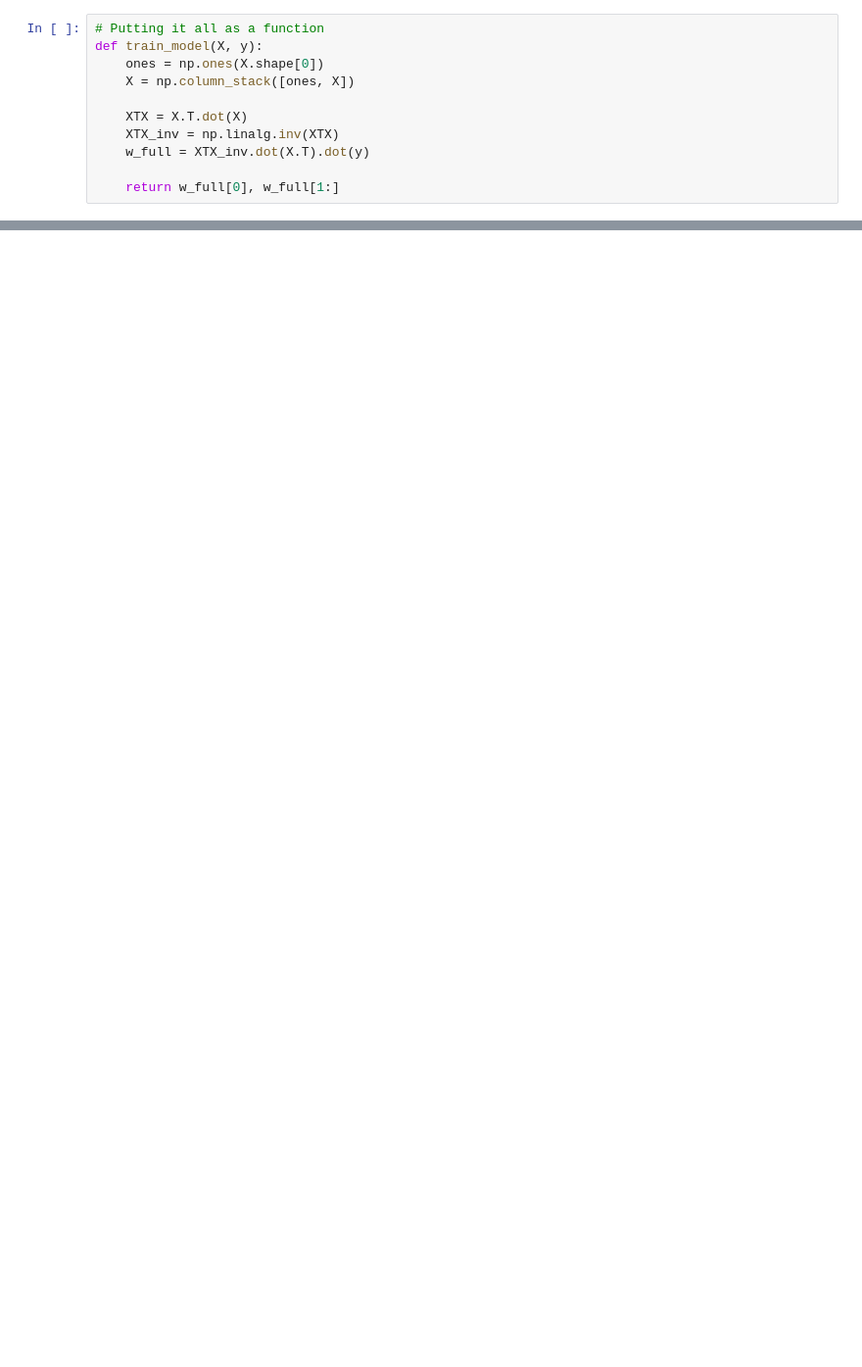
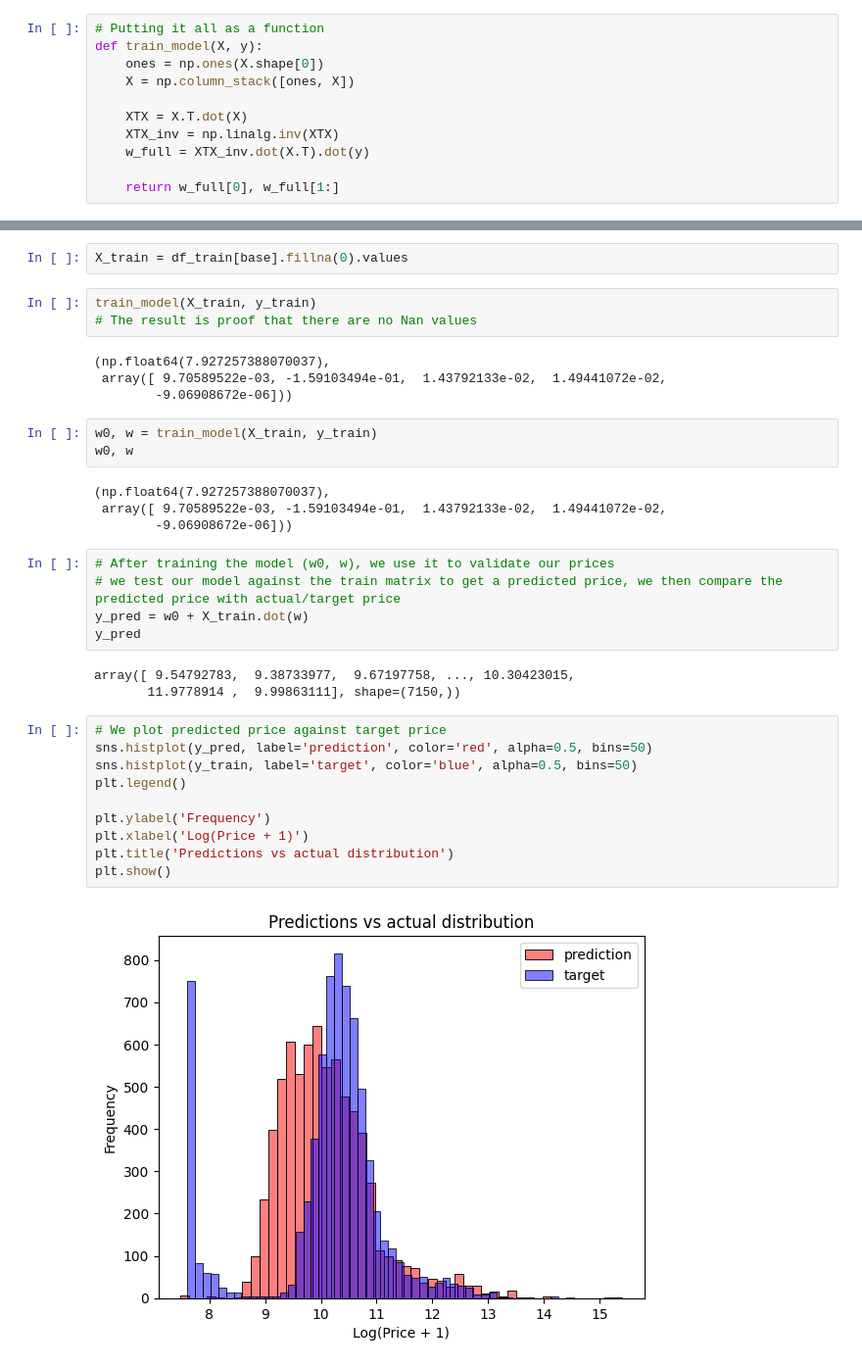
Before and after one commit to Abasi-ifreke/ml-zoomcamp, a Jupyter notebook: 02-regression/01-data-prep.ipynb, the cells around one changed output, grey strips where cells are left out. Shown: that part at 98% size. Cells and saved outputs as stored; diff of their text form; blank space fills up the shorter version.

```diff
--- a/02-regression/01-data-prep.ipynb
+++ b/02-regression/01-data-prep.ipynb
@@ -585,0 +668,36 @@ train_model(X, y)
+# %%
+X_train = df_train[base].fillna(0).values
+# %%
+train_model(X_train, y_train)
+# The result is proof that there are no Nan values
+# %% [output]
+(np.float64(7.927257388070037),
+ array([ 9.70589522e-03, -1.59103494e-01,  1.43792133e-02,  1.49441072e-02,
+        -9.06908672e-06]))
+# %%
+w0, w = train_model(X_train, y_train)
+w0, w
+# %% [output]
+(np.float64(7.927257388070037),
+ array([ 9.70589522e-03, -1.59103494e-01,  1.43792133e-02,  1.49441072e-02,
+        -9.06908672e-06]))
+# %%
+# After training the model (w0, w), we use it to validate our prices
+# we test our model against the train matrix to get a predicted price, we then compare the predicted price with actual/target price
+y_pred = w0 + X_train.dot(w)
+y_pred
+# %% [output]
+array([ 9.54792783,  9.38733977,  9.67197758, ..., 10.30423015,
+       11.9778914 ,  9.99863111], shape=(7150,))
+# %%
+# We plot predicted price against target price
+sns.histplot(y_pred, label='prediction', color='red', alpha=0.5, bins=50)
+sns.histplot(y_train, label='target', color='blue', alpha=0.5, bins=50)
+plt.legend()
+
+plt.ylabel('Frequency')
+plt.xlabel('Log(Price + 1)')
+plt.title('Predictions vs actual distribution')
+plt.show()
+# %% [output]
+[figure, added]
```
Also changed, not shown: parts of 14 cells of this notebook, 5 other files.
